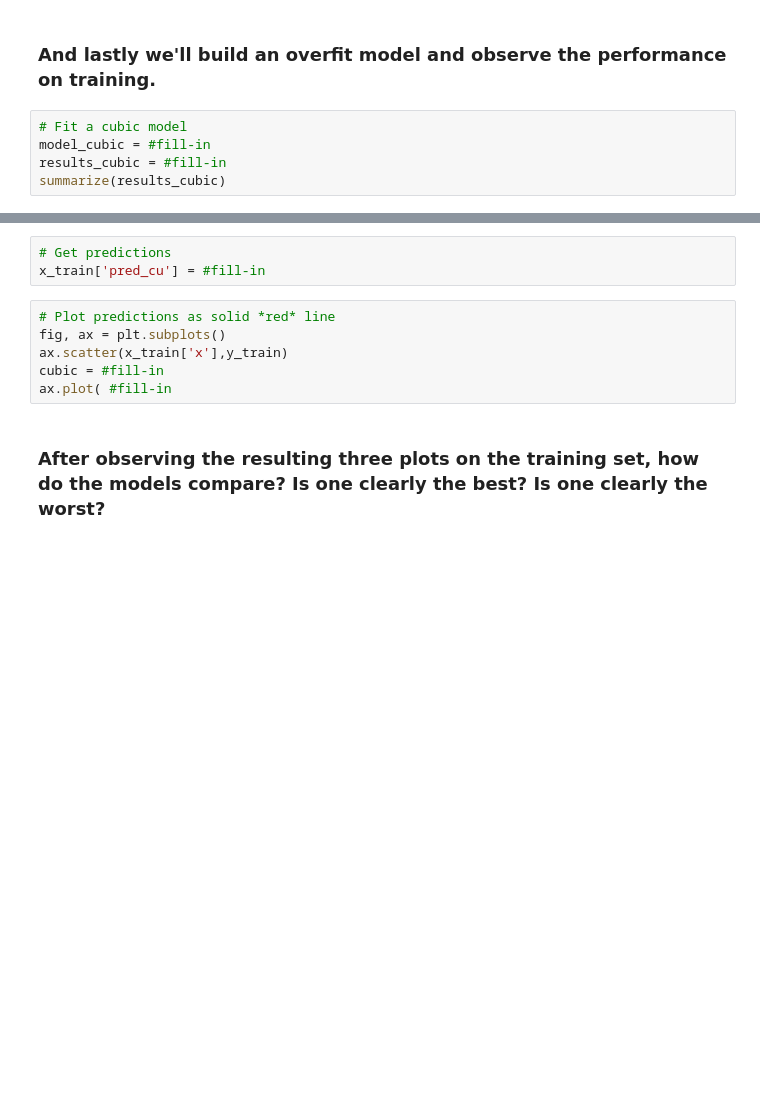
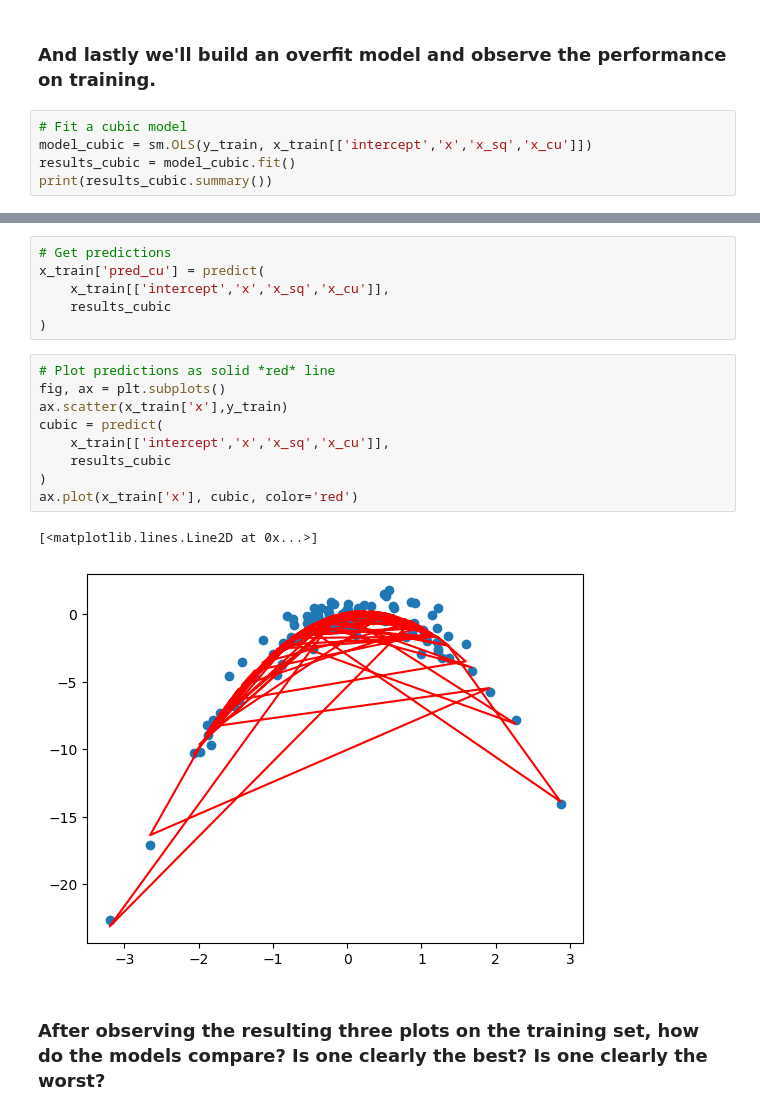
Before and after one commit to VrundHP/code_2600, a Jupyter notebook: mod02_trainingsplit.ipynb, the cells around one changed output, grey strips where cells are left out. Saved outputs shown, nothing was run; the diff lists cells and outputs as text; blank space fills up the shorter version.

```diff
--- a/mod02_trainingsplit.ipynb
+++ b/mod02_trainingsplit.ipynb
@@ -109,6 +167,6 @@ ax.plot( #fill-in
 ### And lastly we'll build an overfit model and observe the performance on training.
 # %%
 # Fit a cubic model
-model_cubic = #fill-in
-results_cubic = #fill-in
-summarize(results_cubic)
+model_cubic = sm.OLS(y_train, x_train[['intercept','x','x_sq','x_cu']])
+results_cubic = model_cubic.fit()
+print(results_cubic.summary())
@@ -115,12 +191,21 @@ summarize(results_cubic)
 # %%
 # Get predictions
-x_train['pred_cu'] = #fill-in
+x_train['pred_cu'] = predict(
+    x_train[['intercept','x','x_sq','x_cu']],
+    results_cubic
+)
 # %%
 # Plot predictions as solid *red* line
 fig, ax = plt.subplots()
 ax.scatter(x_train['x'],y_train)
-cubic = #fill-in
-ax.plot( #fill-in
+cubic = predict(
+    x_train[['intercept','x','x_sq','x_cu']],
+    results_cubic
+)
+ax.plot(x_train['x'], cubic, color='red')
+# %% [output]
+[<matplotlib.lines.Line2D at 0x...>]
+[figure, added]
 # %% [markdown]
 ### After observing the resulting three plots on the training set, how do the models compare? Is one clearly the best? Is one clearly the worst?
 # %% [markdown]
```
Also changed, not shown: parts of 12 cells of this notebook.
